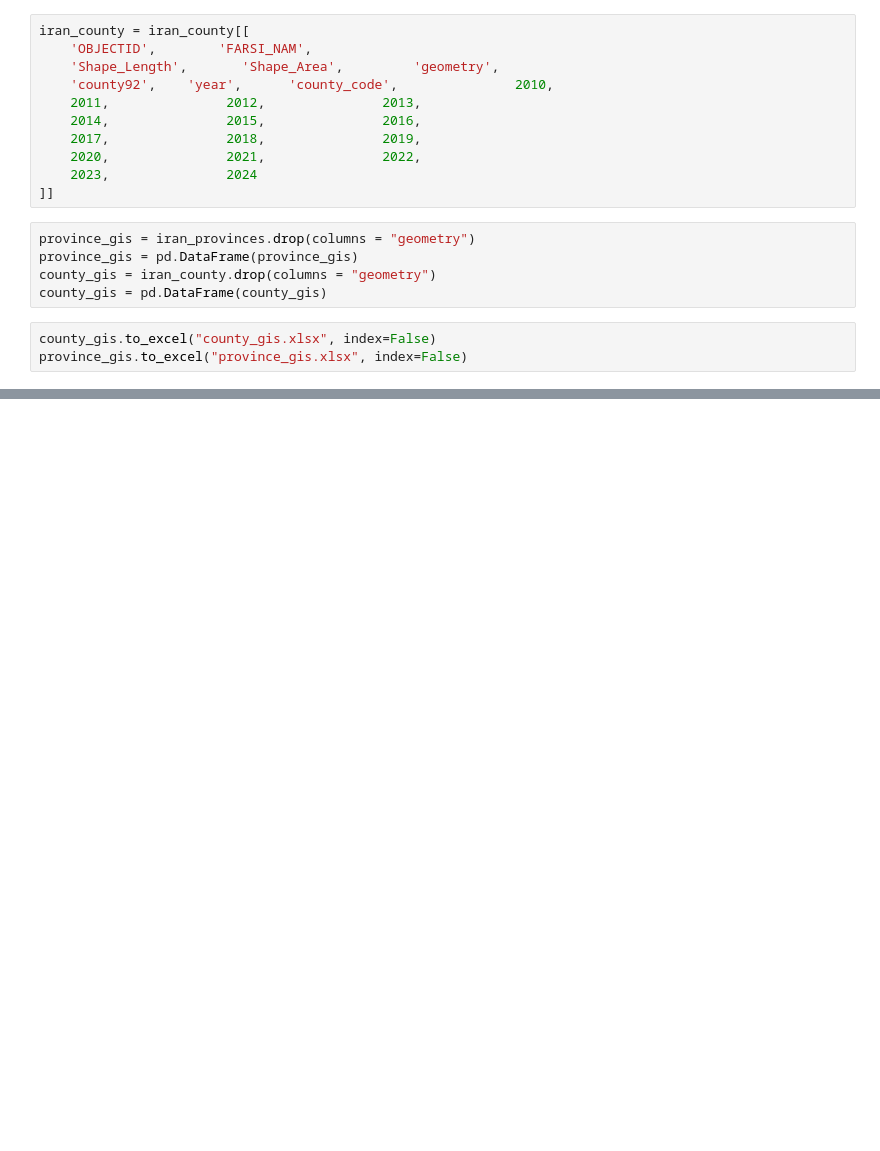
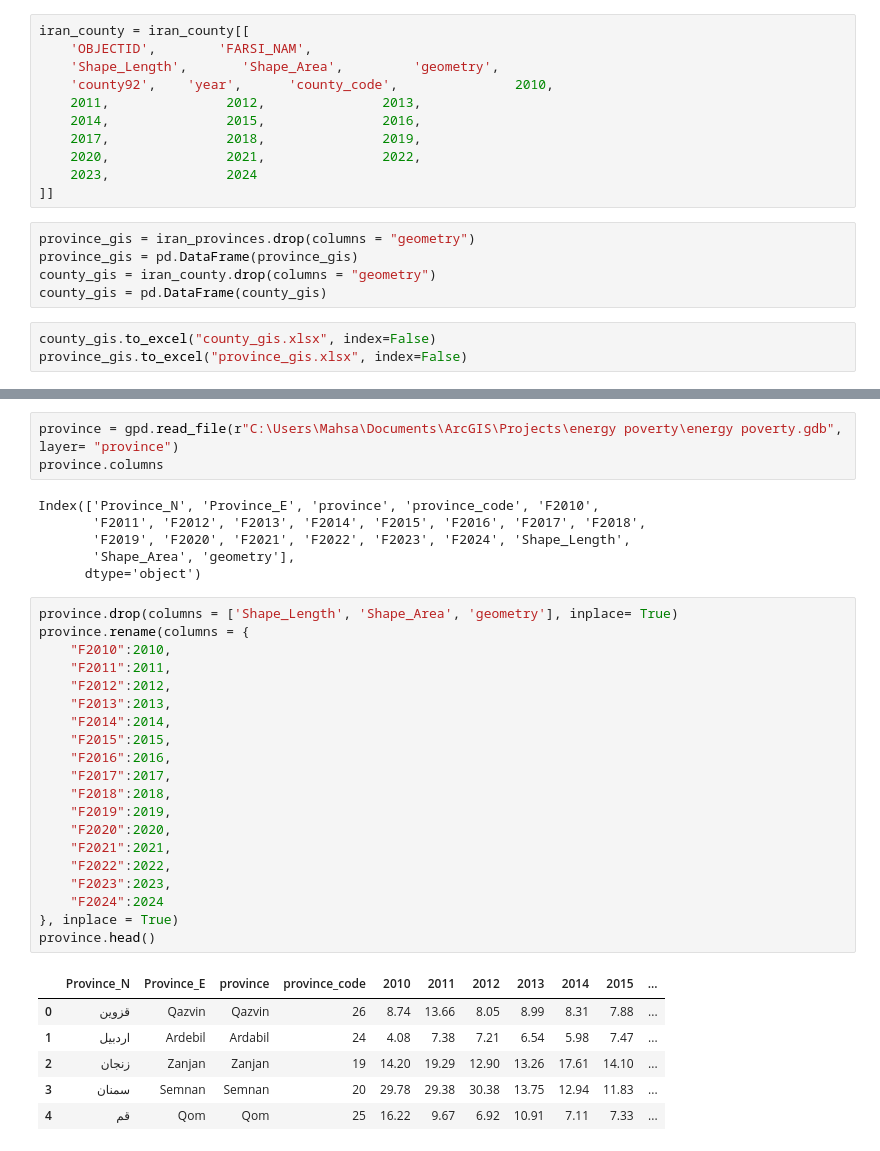
Before and after one commit to sinanarimani/energy-poverty, a Jupyter notebook: evaluation.ipynb, the cells around one changed output, grey strips where cells are left out. Saved outputs shown, nothing was run; the diff lists cells and outputs as text; blank space fills up the shorter version.

```diff
--- a/evaluation.ipynb
+++ b/evaluation.ipynb
@@ -1564,0 +1701,36 @@ province_gis.to_excel("province_gis.xlsx", index=False)
+# %%
+province = gpd.read_file(r"C:\Users\Mahsa\Documents\ArcGIS\Projects\energy poverty\energy poverty.gdb", layer= "province")
+province.columns
+# %% [output]
+Index(['Province_N', 'Province_E', 'province', 'province_code', 'F2010',
+       'F2011', 'F2012', 'F2013', 'F2014', 'F2015', 'F2016', 'F2017', 'F2018',
+       'F2019', 'F2020', 'F2021', 'F2022', 'F2023', 'F2024', 'Shape_Length',
+       'Shape_Area', 'geometry'],
+      dtype='object')
+# %%
+province.drop(columns = ['Shape_Length', 'Shape_Area', 'geometry'], inplace= True)
+province.rename(columns = {
+    "F2010":2010,
+    "F2011":2011,
+    "F2012":2012,
+    "F2013":2013,
+    "F2014":2014,
+    "F2015":2015,
+    "F2016":2016,
+    "F2017":2017,
+    "F2018":2018,
+    "F2019":2019,
+    "F2020":2020,
+    "F2021":2021,
+    "F2022":2022,
+    "F2023":2023,
+    "F2024":2024
+}, inplace = True)
+province.head()
+# %% [output]
+|  | Province_N | Province_E | province | province_code | 2010 | 2011 | 2012 | 2013 | 2014 | 2015 | ... |
+| 0 | قزوین | Qazvin | Qazvin | 26 | 8.74 | 13.66 | 8.05 | 8.99 | 8.31 | 7.88 | ... |
+| 1 | اردبیل | Ardebil | Ardabil | 24 | 4.08 | 7.38 | 7.21 | 6.54 | 5.98 | 7.47 | ... |
+| 2 | زنجان | Zanjan | Zanjan | 19 | 14.20 | 19.29 | 12.90 | 13.26 | 17.61 | 14.10 | ... |
+| 3 | سمنان | Semnan | Semnan | 20 | 29.78 | 29.38 | 30.38 | 13.75 | 12.94 | 11.83 | ... |
+| 4 | قم | Qom | Qom | 25 | 16.22 | 9.67 | 6.92 | 10.91 | 7.11 | 7.33 | ... |
```
Also changed, not shown: parts of 25 cells of this notebook, 4 other files.
